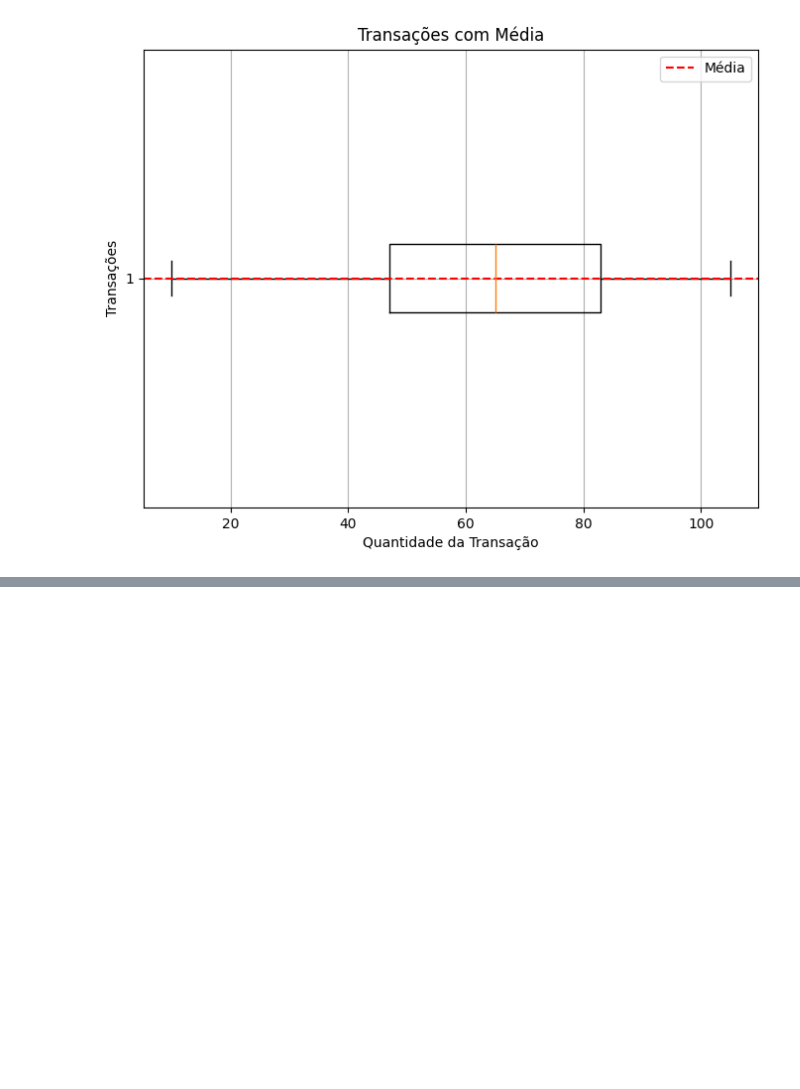
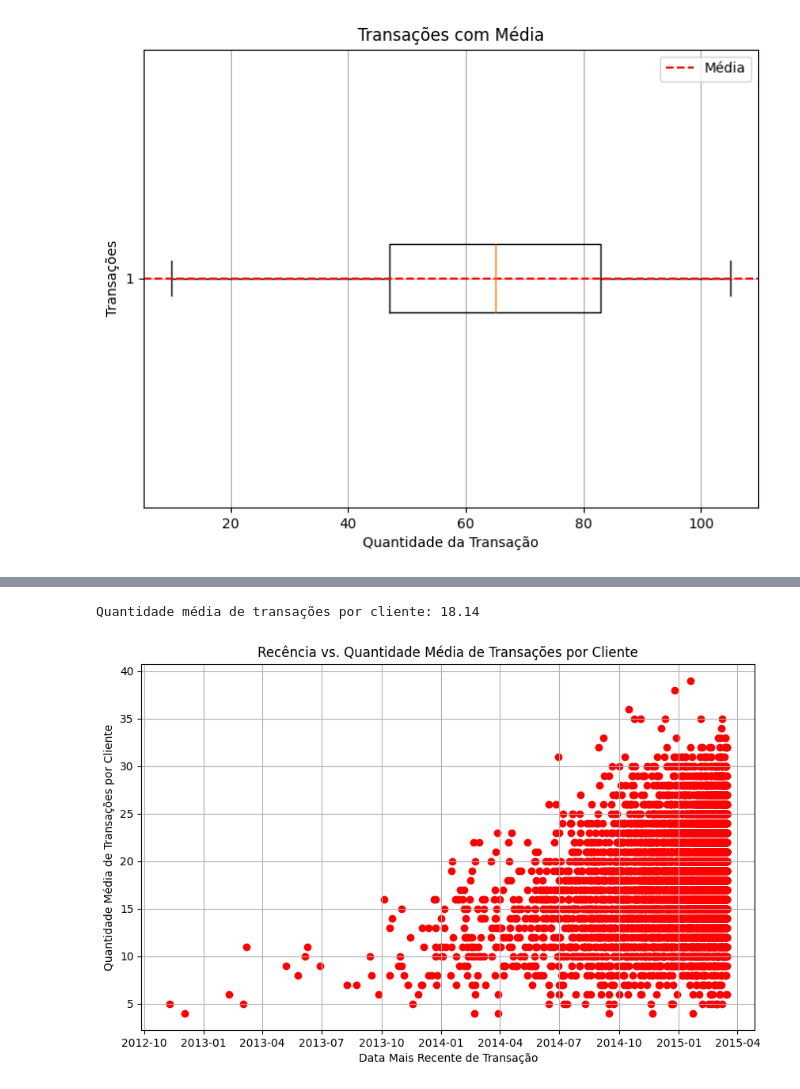
Before and after one commit to GabrielRodrigues11/test-basic-analysis, a Jupyter notebook: main.ipynb, the cells around one changed output, grey strips where cells are left out. Saved outputs shown, nothing was run; the diff lists cells and outputs as text; code cells hidden in the pictures; blank space fills up the shorter version.

Commit message:
gráfico de dispersão

```diff
--- a/main.ipynb
+++ b/main.ipynb
@@ -104,0 +111,22 @@ df['data_recente'] = df.groupby('customer_id')['trans_date'].transform('max')
+# %%
+# Calcular a data mais recente de transação de cada cliente
+df['trans_date'] = pd.to_datetime(df['trans_date'], format='%d-%b-%y')
+recent_date_per_customer = df.groupby('customer_id')['trans_date'].max()
+
+# Calcular a quantidade média de transações por cliente
+media_transacoes_por_cliente = round(df.groupby('customer_id').size().mean(), 2)
+
+# Exibir a quantidade média de transações de todos os clientes
+print("Quantidade média de transações por cliente:", media_transacoes_por_cliente)
+
+# Plotar o gráfico de dispersão
+plt.figure(figsize=(10, 6))
+plt.scatter(recent_date_per_customer, df.groupby('customer_id').size(), color='red')
+plt.xlabel('Data Mais Recente de Transação')
+plt.ylabel('Quantidade Média de Transações por Cliente')
+plt.title('Recência vs. Quantidade Média de Transações por Cliente')
+plt.grid(True)
+plt.show()
+# %% [output]
+Quantidade média de transações por cliente: 18.14
+[figure, added]
```
Also changed, not shown: parts of 3 cells of this notebook.
